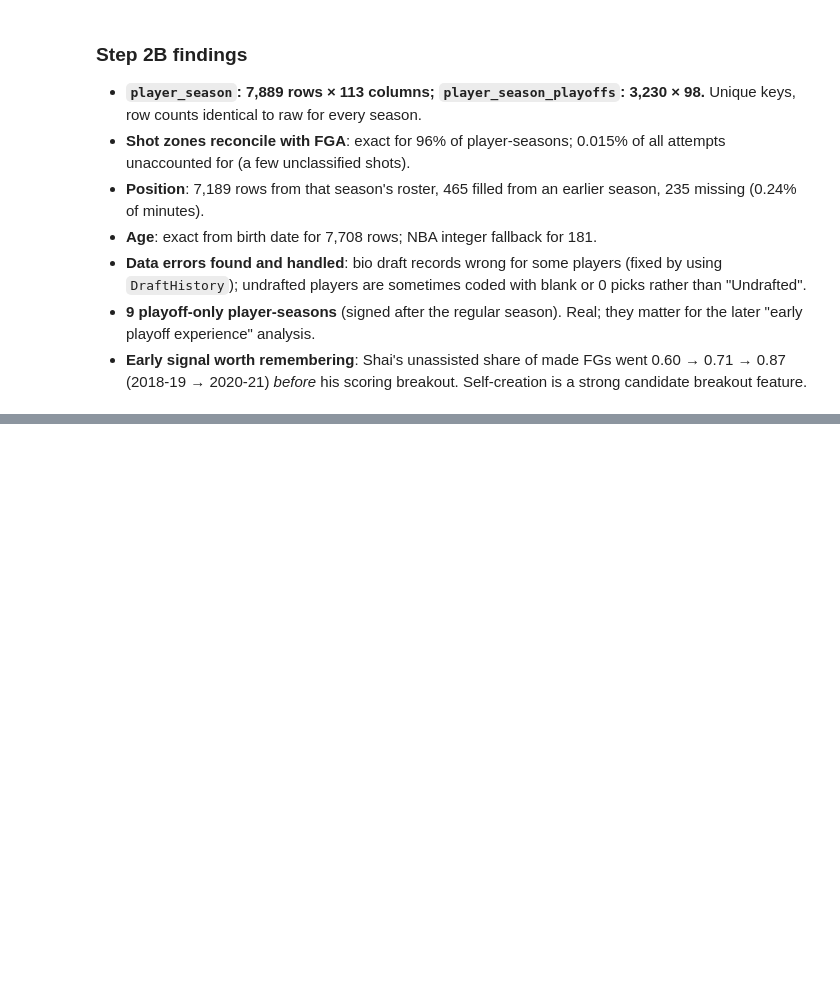
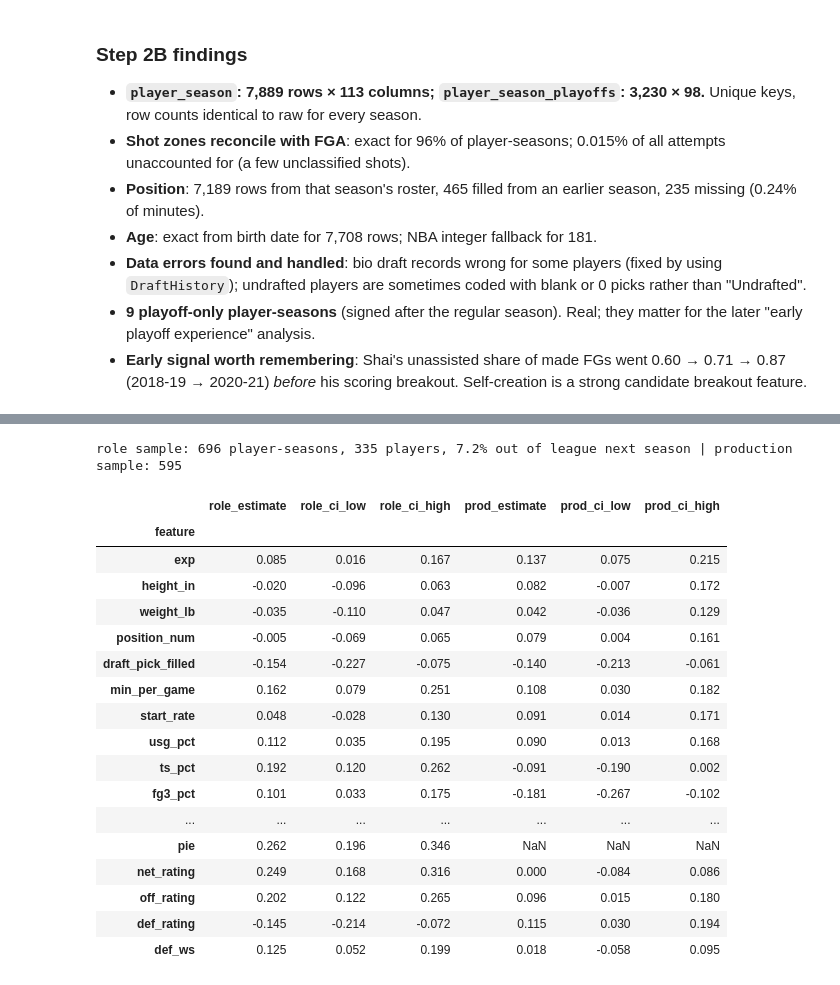
Before and after one commit to dan-j-e/unicorn-hunting, a Jupyter notebook: notebooks/02_player_seasons.ipynb, the cells around one changed output, grey strips where cells are left out. Cells and saved outputs as stored; diff of their text form; code cells hidden in the pictures; blank space fills up the shorter version.

```diff
--- a/notebooks/02_player_seasons.ipynb
+++ b/notebooks/02_player_seasons.ipynb
@@ -298,0 +433,39 @@ player_season_playoffs.parquet 0.8 MB
+# %%
+nxt = (ps[["player_id", "season_start", "min", "pie"]]
+       .rename(columns={"min": "min_next", "pie": "pie_next"})
+       .assign(season_start=lambda d: d["season_start"] - 1))
+screen = (ps[ps["season_start"].between(2011, 2015) & (ps["age"] <= 25) & (ps["min"] >= 250)]
+          .merge(nxt, on=["player_id", "season_start"], how="left"))
+screen["min_next"] = screen["min_next"].fillna(0)
+screen_prod = screen[screen["min_next"] >= 250]
+print(f"role sample: {len(screen)} player-seasons, {screen['player_id'].nunique()} players, "
+      f"{(screen['min_next'] == 0).mean():.1%} out of league next season | production sample: {len(screen_prod)}")
+
+screen_cols = [c for c in features() if c != "age"] + ["pie", "net_rating", "off_rating", "def_rating", "def_ws"]
+results = []
+for c in screen_cols:
+    role = partial_spearman(screen, c, "min_next", ["min", "age"], n_boot=300)
+    prod = partial_spearman(screen_prod, c, "pie_next", ["pie", "age"], n_boot=300) if c != "pie" else {}
+    results.append({"feature": c, **{f"role_{k}": v for k, v in role.items()}, **{f"prod_{k}": v for k, v in prod.items()}})
+results = pd.DataFrame(results).set_index("feature")
+results[["role_estimate", "role_ci_low", "role_ci_high", "prod_estimate", "prod_ci_low", "prod_ci_high"]].round(3)
+# %% [output]
+role sample: 696 player-seasons, 335 players, 7.2% out of league next season | production sample: 595
+|  | role_estimate | role_ci_low | role_ci_high | prod_estimate | prod_ci_low | prod_ci_high |
+| feature |  |  |  |  |  |  |
+| exp | 0.085 | 0.016 | 0.167 | 0.137 | 0.075 | 0.215 |
+| height_in | -0.020 | -0.096 | 0.063 | 0.082 | -0.007 | 0.172 |
+| weight_lb | -0.035 | -0.110 | 0.047 | 0.042 | -0.036 | 0.129 |
+| position_num | -0.005 | -0.069 | 0.065 | 0.079 | 0.004 | 0.161 |
+| draft_pick_filled | -0.154 | -0.227 | -0.075 | -0.140 | -0.213 | -0.061 |
+| min_per_game | 0.162 | 0.079 | 0.251 | 0.108 | 0.030 | 0.182 |
+| start_rate | 0.048 | -0.028 | 0.130 | 0.091 | 0.014 | 0.171 |
+| usg_pct | 0.112 | 0.035 | 0.195 | 0.090 | 0.013 | 0.168 |
+| ts_pct | 0.192 | 0.120 | 0.262 | -0.091 | -0.190 | 0.002 |
+| fg3_pct | 0.101 | 0.033 | 0.175 | -0.181 | -0.267 | -0.102 |
+| ... | ... | ... | ... | ... | ... | ... |
+| pie | 0.262 | 0.196 | 0.346 | NaN | NaN | NaN |
+| net_rating | 0.249 | 0.168 | 0.316 | 0.000 | -0.084 | 0.086 |
+| off_rating | 0.202 | 0.122 | 0.265 | 0.096 | 0.015 | 0.180 |
+| def_rating | -0.145 | -0.214 | -0.072 | 0.115 | 0.030 | 0.194 |
+| def_ws | 0.125 | 0.052 | 0.199 | 0.018 | -0.058 | 0.095 |
```
Also changed, not shown: parts of 15 cells of this notebook, 6 other files.
